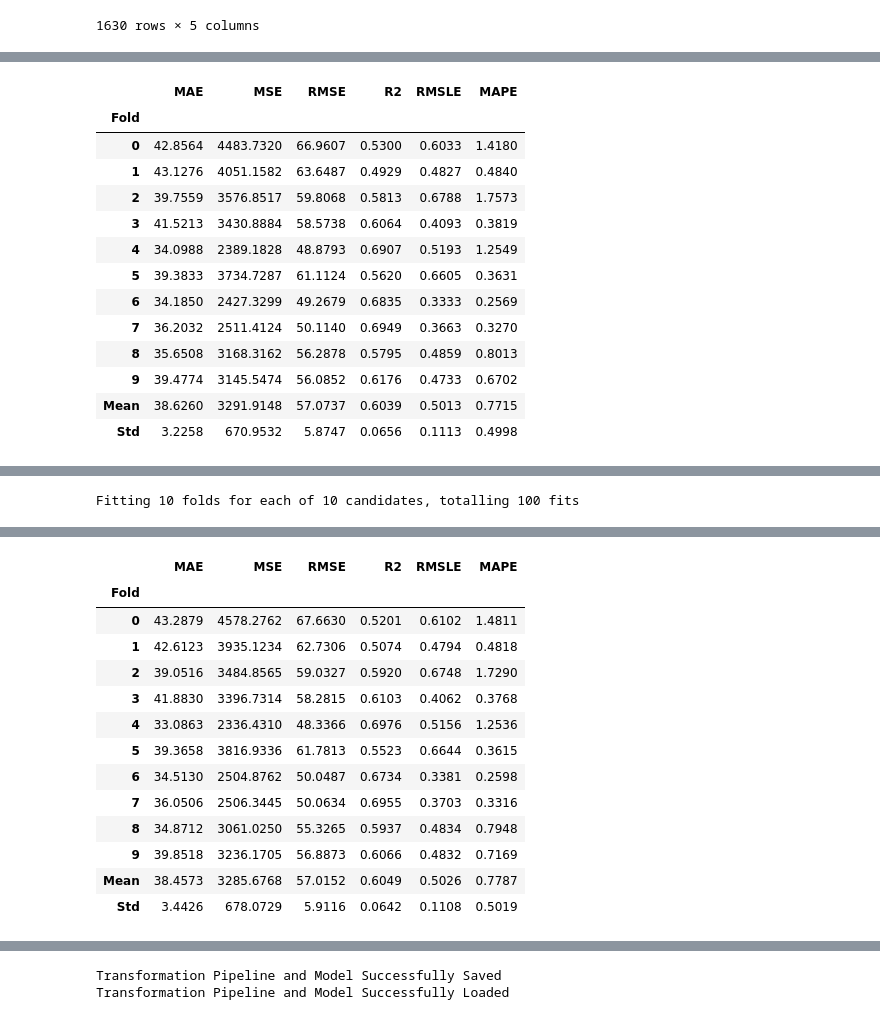
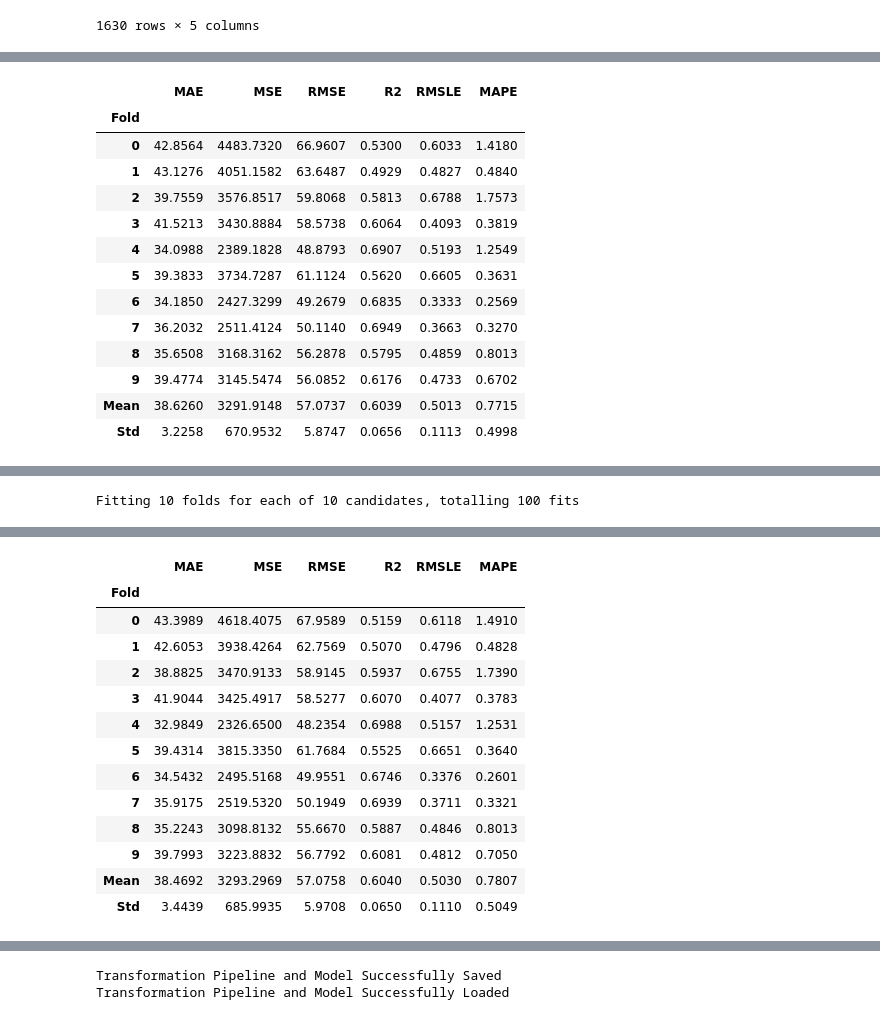
Before and after one commit to 1arin/dash-project, a Jupyter notebook: built_model_WD.ipynb, the cells around one changed output, grey strips where cells are left out. Cells and saved outputs as stored; diff of their text form; code cells hidden in the pictures.

```diff
--- a/built_model_WD.ipynb
+++ b/built_model_WD.ipynb
@@ -25,7 +25,7 @@ from pycaret.regression import *
 setup101 = setup(data, target='WD', session_id = 123, date_features=['DATETIMEDATA'], normalize=True)
 best_model = compare_models()
 tuned = tune_model(best_model)
-bagged = ensemble_model(tuned , n_estimators=20)
+bagged = ensemble_model(tuned , n_estimators=15)
 # %% [output]
 |  | Description | Value |
 | 0 | Session id | 123 |
@@ -65,36 +65,36 @@ bagged = ensemble_model(tuned , n_estimators=20)
 [interactive output not drawn]
 [interactive output not drawn]
 |  | MAE | MSE | RMSE | R2 | RMSLE | MAPE |
 | Fold |  |  |  |  |  |  |
 | 0 | 42.8564 | 4483.7320 | 66.9607 | 0.5300 | 0.6033 | 1.4180 |
 | 1 | 43.1276 | 4051.1582 | 63.6487 | 0.4929 | 0.4827 | 0.4840 |
 | 2 | 39.7559 | 3576.8517 | 59.8068 | 0.5813 | 0.6788 | 1.7573 |
 | 3 | 41.5213 | 3430.8884 | 58.5738 | 0.6064 | 0.4093 | 0.3819 |
 | 4 | 34.0988 | 2389.1828 | 48.8793 | 0.6907 | 0.5193 | 1.2549 |
 | 5 | 39.3833 | 3734.7287 | 61.1124 | 0.5620 | 0.6605 | 0.3631 |
 | 6 | 34.1850 | 2427.3299 | 49.2679 | 0.6835 | 0.3333 | 0.2569 |
 | 7 | 36.2032 | 2511.4124 | 50.1140 | 0.6949 | 0.3663 | 0.3270 |
 | 8 | 35.6508 | 3168.3162 | 56.2878 | 0.5795 | 0.4859 | 0.8013 |
 | 9 | 39.4774 | 3145.5474 | 56.0852 | 0.6176 | 0.4733 | 0.6702 |
 | Mean | 38.6260 | 3291.9148 | 57.0737 | 0.6039 | 0.5013 | 0.7715 |
 | Std | 3.2258 | 670.9532 | 5.8747 | 0.0656 | 0.1113 | 0.4998 |
 [interactive output not drawn]
 Fitting 10 folds for each of 10 candidates, totalling 100 fits
 [interactive output not drawn]
 |  | MAE | MSE | RMSE | R2 | RMSLE | MAPE |
 | Fold |  |  |  |  |  |  |
-| 0 | 43.2879 | 4578.2762 | 67.6630 | 0.5201 | 0.6102 | 1.4811 |
-| 1 | 42.6123 | 3935.1234 | 62.7306 | 0.5074 | 0.4794 | 0.4818 |
-| 2 | 39.0516 | 3484.8565 | 59.0327 | 0.5920 | 0.6748 | 1.7290 |
-| 3 | 41.8830 | 3396.7314 | 58.2815 | 0.6103 | 0.4062 | 0.3768 |
-| 4 | 33.0863 | 2336.4310 | 48.3366 | 0.6976 | 0.5156 | 1.2536 |
-| 5 | 39.3658 | 3816.9336 | 61.7813 | 0.5523 | 0.6644 | 0.3615 |
-| 6 | 34.5130 | 2504.8762 | 50.0487 | 0.6734 | 0.3381 | 0.2598 |
-| 7 | 36.0506 | 2506.3445 | 50.0634 | 0.6955 | 0.3703 | 0.3316 |
-| 8 | 34.8712 | 3061.0250 | 55.3265 | 0.5937 | 0.4834 | 0.7948 |
-| 9 | 39.8518 | 3236.1705 | 56.8873 | 0.6066 | 0.4832 | 0.7169 |
-| Mean | 38.4573 | 3285.6768 | 57.0152 | 0.6049 | 0.5026 | 0.7787 |
-| Std | 3.4426 | 678.0729 | 5.9116 | 0.0642 | 0.1108 | 0.5019 |
+| 0 | 43.3989 | 4618.4075 | 67.9589 | 0.5159 | 0.6118 | 1.4910 |
+| 1 | 42.6053 | 3938.4264 | 62.7569 | 0.5070 | 0.4796 | 0.4828 |
+| 2 | 38.8825 | 3470.9133 | 58.9145 | 0.5937 | 0.6755 | 1.7390 |
+| 3 | 41.9044 | 3425.4917 | 58.5277 | 0.6070 | 0.4077 | 0.3783 |
+| 4 | 32.9849 | 2326.6500 | 48.2354 | 0.6988 | 0.5157 | 1.2531 |
+| 5 | 39.4314 | 3815.3350 | 61.7684 | 0.5525 | 0.6651 | 0.3640 |
+| 6 | 34.5432 | 2495.5168 | 49.9551 | 0.6746 | 0.3376 | 0.2601 |
+| 7 | 35.9175 | 2519.5320 | 50.1949 | 0.6939 | 0.3711 | 0.3321 |
+| 8 | 35.2243 | 3098.8132 | 55.6670 | 0.5887 | 0.4846 | 0.8013 |
+| 9 | 39.7993 | 3223.8832 | 56.7792 | 0.6081 | 0.4812 | 0.7050 |
+| Mean | 38.4692 | 3293.2969 | 57.0758 | 0.6040 | 0.5030 | 0.7807 |
+| Std | 3.4439 | 685.9935 | 5.9708 | 0.0650 | 0.1110 | 0.5049 |
 [interactive output not drawn]
 # %%
 save_model(bagged, 'WD_catboost_pipeline')
```
Also changed, not shown: parts of 1 cell of this notebook, 4 other files.
